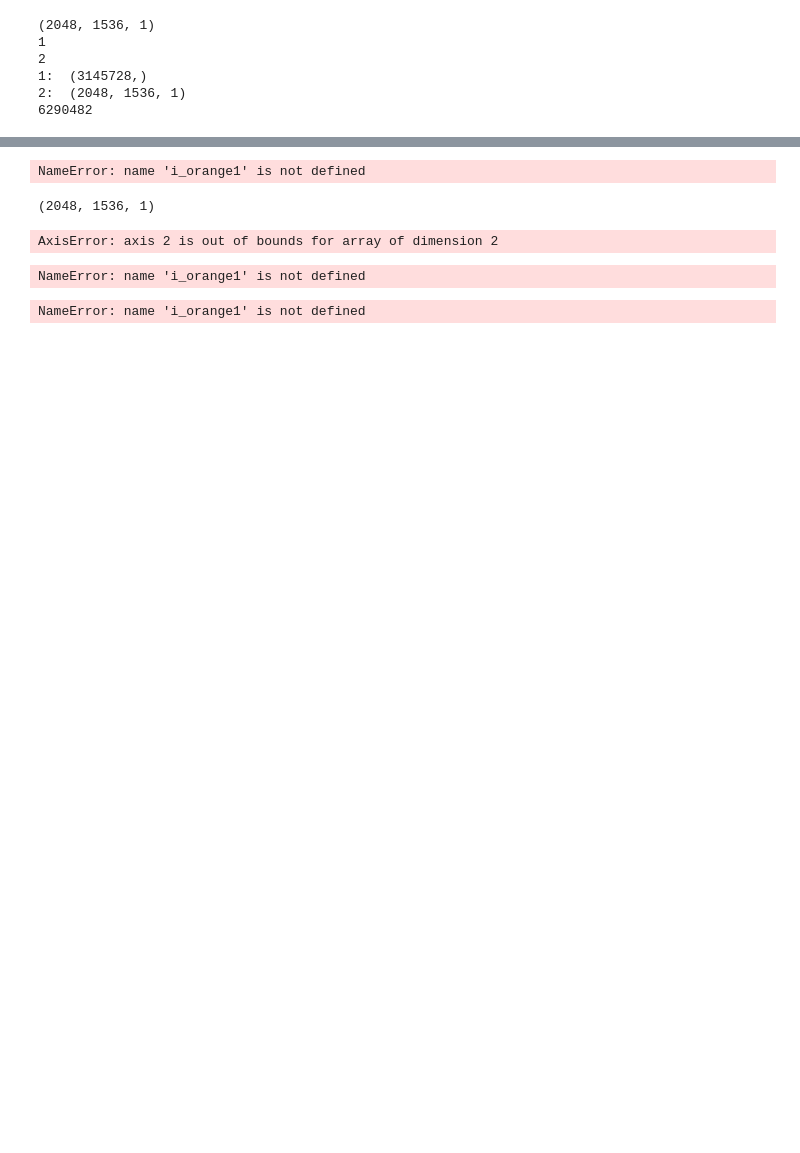
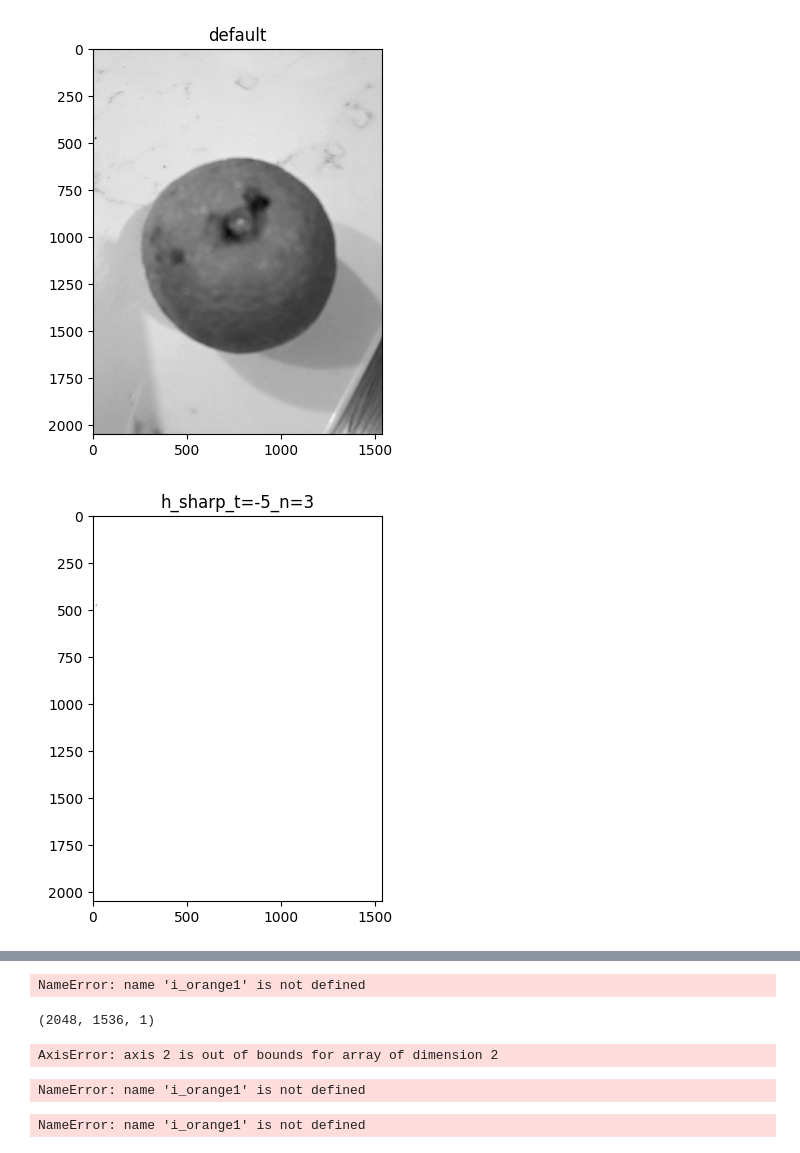
Before and after one commit to Mikerive/Color-Space, a Jupyter notebook: convolution.ipynb, the cells around one changed output, grey strips where cells are left out. Drawn from its saved outputs; the diff is of its cells as text; code cells hidden in the pictures; blank space fills up the shorter version.

Commit message:
Refactored segmentation, Implemented automatic kernel generation.

```diff
--- a/convolution.ipynb
+++ b/convolution.ipynb
@@ -29,23 +50,24 @@ orange1 = ColorSpace(orange1).rgb_to_grayscale()
 # %%
 name = 'orange1'
-horizontal_sharpening = np.array([[1, 0, -1],
-                        [1, 0, -1],
-                        [1, 0, -1]])
+horizontal_sharpening_3 = np.array([[1, 0, -1],
+                                  [1, 0, -1],
+                                  [1, 0, -1]])
+
+horizontal_sharpening_1 = np.array([[0, 0, 0],
+                                  [1, 0, -1],
+                                  [0, 0, 0]])
 vertical_sharpening = np.array([[1, 1, 1],
                        [0, 0, 0],
                        [-1, -1, -1]])
 ordered_matrix = np.array([[0, 1, 0], [1, 3, 1], [0, 1, 0]])
 full_matrix = np.full((3,3), 1)
 alpha_matrix = np.array([[1, 2, 1], [2, 4, 2], [1, 2, 1]])
 orange = orange1
 
 ImagePlotter(orange).plot_image('default')
 
-orange = Convolution(orange, f'amean_{name}').sliding_kernel(horizontal_sharpening, Convolution.weighted_arithmetic_mean)
+for index in range(-5, 5, 1):
+    _,_ = Convolution(orange, 'horizontal_sharpening_n=1', f'h_sharp_t={index}').convolution(horizontal_sharpening_1, Convolution.weighted_arithmetic_mean_threshold, threshold=index)
 # %% [output]
-(2048, 1536, 1)
-1
-2
-1:  (3145728,)
-2:  (2048, 1536, 1)
-6290482
+[figure, added]
+[figure, added]
```
Also changed, not shown: parts of 2 cells of this notebook, 3 other files.
